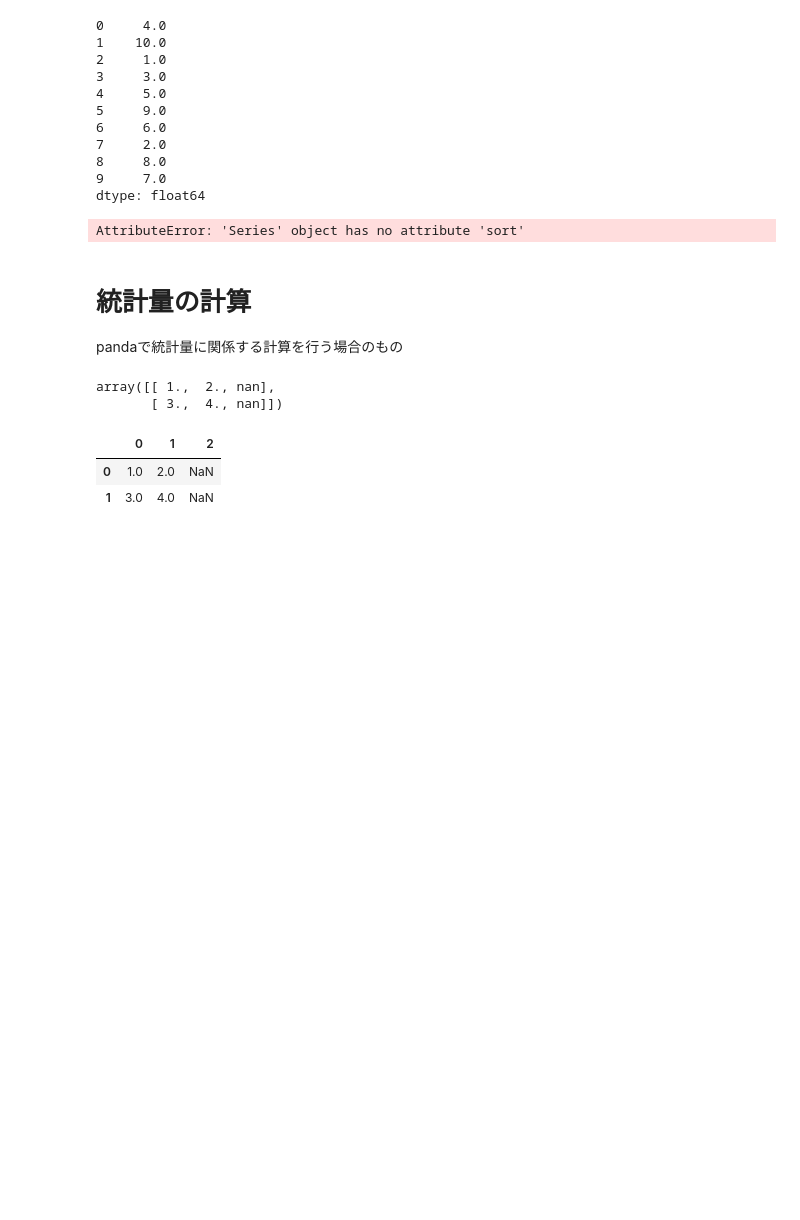
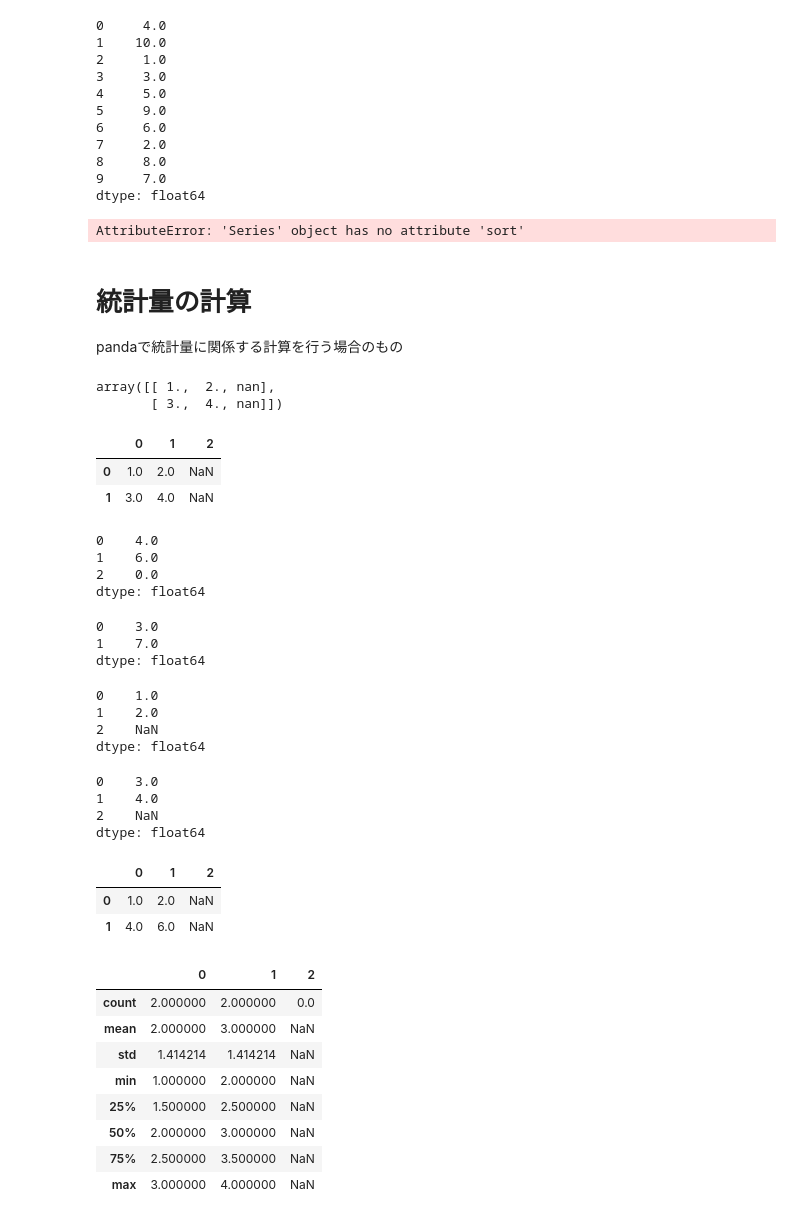
Before and after one commit to largekind/DataScience, a Jupyter notebook: pandas.ipynb, the cells around one changed output. Cells and saved outputs as stored; diff of their text form; code cells hidden in the pictures; blank space fills up the shorter version.

```diff
--- a/pandas.ipynb
+++ b/pandas.ipynb
@@ -510,3 +510,54 @@ dframe1
 |  | 0 | 1 | 2 |
 | 0 | 1.0 | 2.0 | NaN |
 | 1 | 3.0 | 4.0 | NaN |
+# %%
+# axis=0方向で総和(列)
+dframe1.sum()
+# %% [output]
+0    4.0
+1    6.0
+2    0.0
+dtype: float64
+# %%
+# axis=1方向での総和(行)
+dframe1.sum(axis = 1)
+# %% [output]
+0    3.0
+1    7.0
+dtype: float64
+# %%
+# axis=0での最小値
+dframe1.min()
+# %% [output]
+0    1.0
+1    2.0
+2    NaN
+dtype: float64
+# %%
+# axis=1での最大値
+dframe1.max()
+# %% [output]
+0    3.0
+1    4.0
+2    NaN
+dtype: float64
+# %%
+# 累計の計算
+dframe1.cumsum()
+# %% [output]
+|  | 0 | 1 | 2 |
+| 0 | 1.0 | 2.0 | NaN |
+| 1 | 4.0 | 6.0 | NaN |
+# %%
+# 統計的な基本的な情報
+dframe1.describe()
+# %% [output]
+|  | 0 | 1 | 2 |
+| count | 2.000000 | 2.000000 | 0.0 |
+| mean | 2.000000 | 3.000000 | NaN |
+| std | 1.414214 | 1.414214 | NaN |
+| min | 1.000000 | 2.000000 | NaN |
+| 25% | 1.500000 | 2.500000 | NaN |
+| 50% | 2.000000 | 3.000000 | NaN |
+| 75% | 2.500000 | 3.500000 | NaN |
+| max | 3.000000 | 4.000000 | NaN |
```
Also changed, not shown: parts of 1 cell of this notebook, 1 other file.
